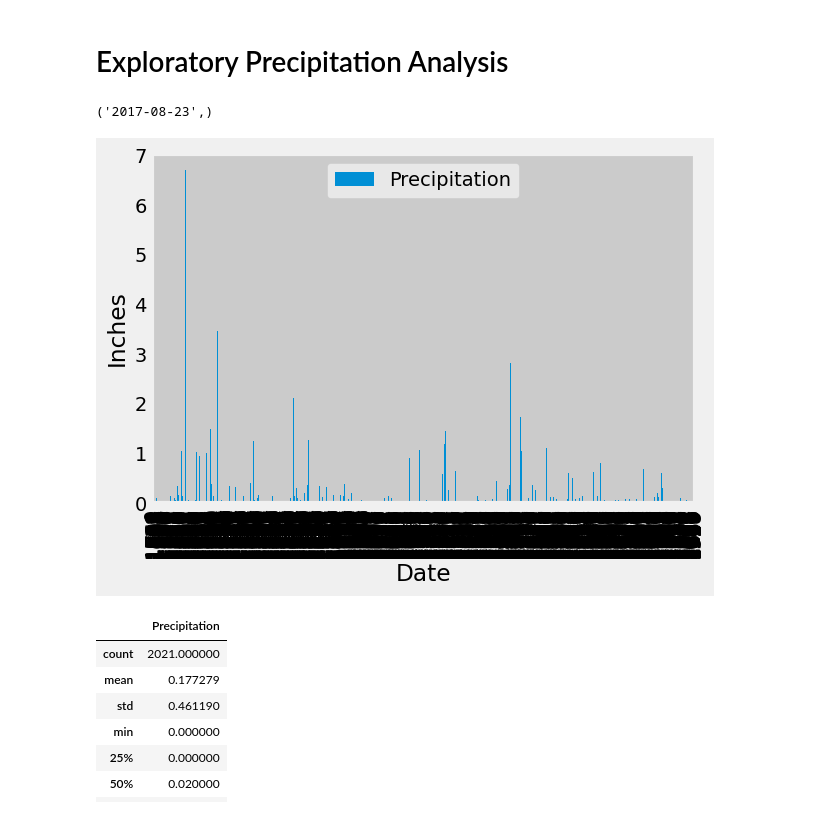
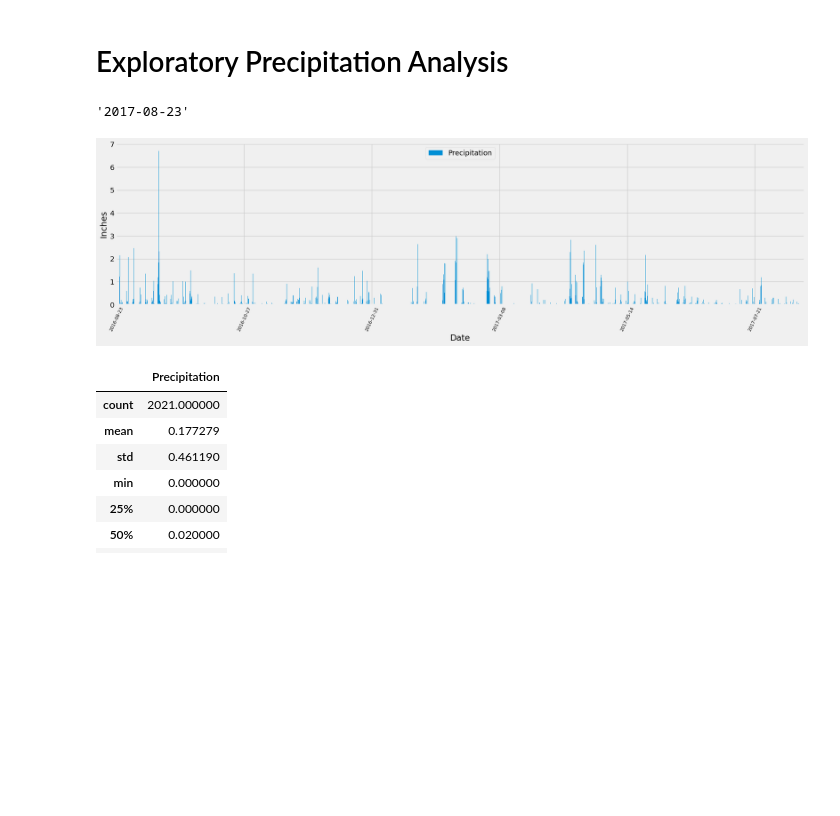
Before and after one commit to cbeat0n/sqlalchemy-challenge, a Jupyter notebook: climate_starter.ipynb, the cells around one changed output. Saved outputs shown, nothing was run; the diff lists cells and outputs as text; code cells hidden in the pictures; blank space fills up the shorter version.

```diff
--- a/climate_starter.ipynb
+++ b/climate_starter.ipynb
@@ -54,35 +54,37 @@ first_row.__dict__
 # %%
 # Find the most recent date in the data set.
 first_date = session.query(Measurement.date).order_by(Measurement.date.desc()).first()
-first_date
+first_date[0]
 # %% [output]
-('2017-08-23',)
+'2017-08-23'
 # %%
 # Design a query to retrieve the last 12 months of precipitation data and plot the results.
 # Starting from the most recent data point in the database.
 
 # Calculate the date one year from the last date in data set.
 sel = [Measurement.date , Measurement.prcp]
 
 # Perform a query to retrieve the data and precipitation scores
 query = session.query(*sel).filter(Measurement.date >= '2016-08-23').all()
 
 # Save the query results as a Pandas DataFrame. Explicitly set the column names
 pscores = pd.DataFrame(query , columns = ["Date","Precipitation"])
 
 # Sort the dataframe by date
 pscores = pscores.sort_values("Date" , ascending = True)
 pscores.dropna(inplace = True)
 
 # Use Pandas Plotting with Matplotlib to plot the data
-pscores.plot(kind = 'bar')
+ax = pscores.plot(kind = 'bar',figsize = (20,6), xticks = np.arange(0,2229,375))
 plt.xlabel("Date")
 plt.ylabel("Inches")
+ax.set_xticklabels([pscores["Date"].iloc[j] for j in np.arange(0,2229,375)])
+plt.xticks(rotation = 65 , fontsize = 9)
 plt.legend(loc = 'upper center')
 plt.tight_layout()
 plt.show()
 # %% [output]
-[figure, old version]
+[figure, new version]
 # %%
 # Use Pandas to calculate the summary statistics for the precipitation data
 pscores["Precipitation"].describe().to_frame()
```
Also changed, not shown: parts of 2 cells of this notebook, 1 other file.
